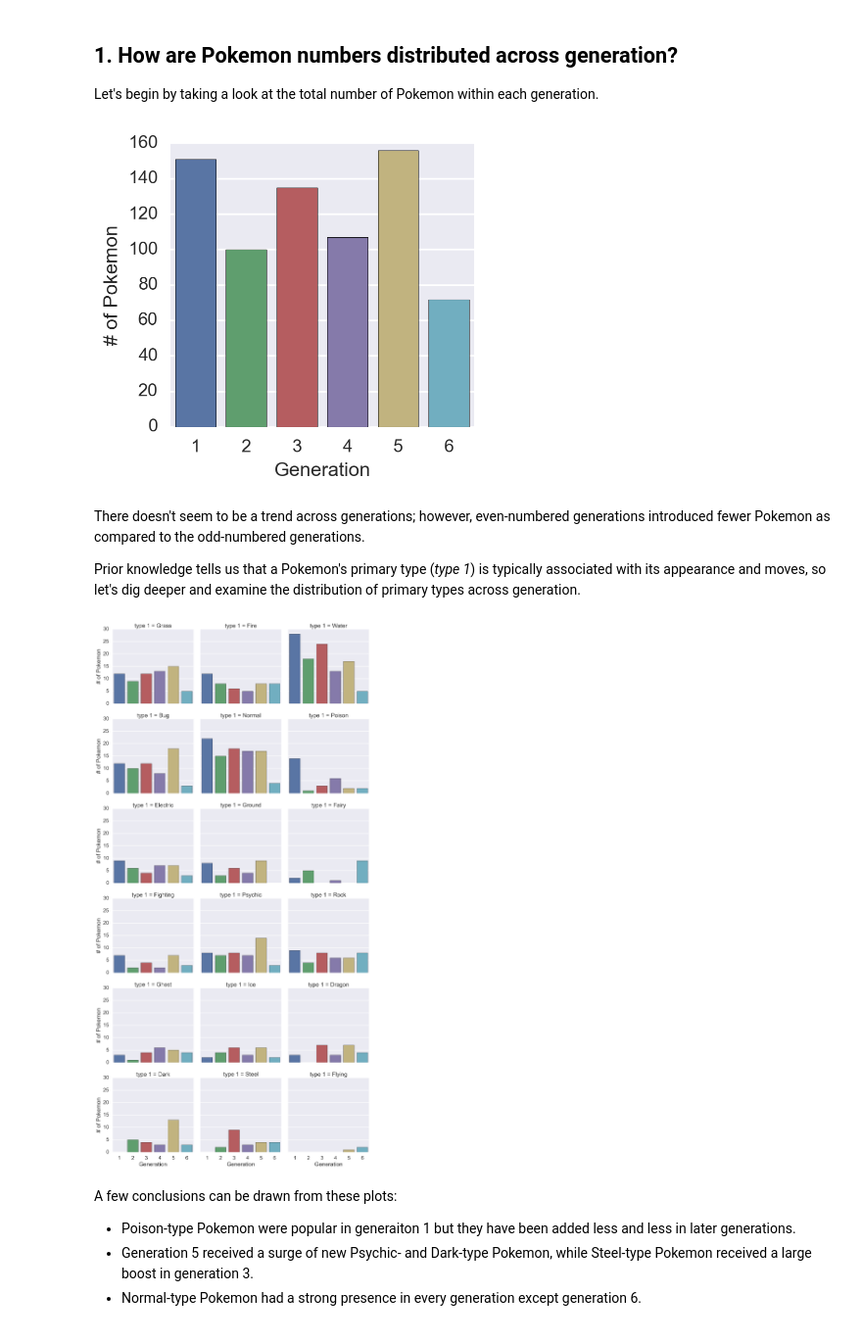
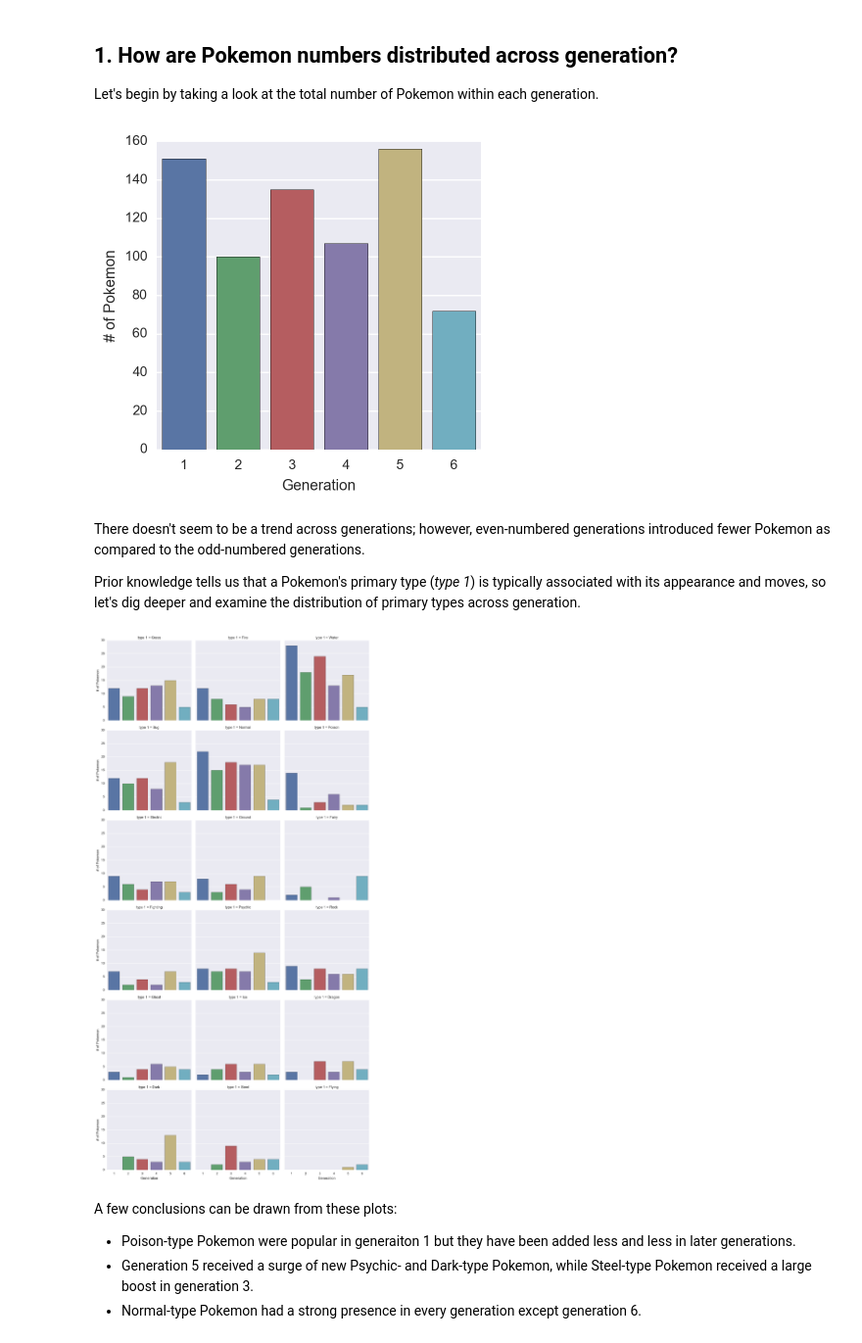
Before and after one commit to redwanhuq/pokemon_analysis, a Jupyter notebook: exploratory-analysis.ipynb, the cells around one changed output. Shown: that part at 98% size. Saved outputs shown, nothing was run; the diff lists cells and outputs as text; code cells hidden in the pictures.

```diff
--- a/exploratory-analysis.ipynb
+++ b/exploratory-analysis.ipynb
@@ -164,23 +164,23 @@ Everything looks good! It's now time to answer those questions.
 Let's begin by taking a look at the total number of Pokemon within each generation.
 # %%
 # Set the font scale for better readability
-sns.set_context('talk')
+sns.set_context('notebook')
 
 # Display a categorial histogram and label axes
 sns.factorplot(
     x='generation',
     data=pokedex,
     kind='count'
 ).set_axis_labels('Generation', '# of Pokemon');
 # %% [output]
-[figure, old version]
+[figure, new version]
 # %% [markdown]
 There doesn't seem to be a trend across generations; however, even-numbered generations introduced fewer Pokemon as compared to the odd-numbered generations.
 
 Prior knowledge tells us that a Pokemon's primary type (*type 1*) is typically associated with its appearance and moves, so let's dig deeper and examine the distribution of primary types across generation.
 # %%
 # Set the font scale for better readability
-sns.set_context('poster')
+#sns.set_context('poster')
 
 # Display a categorical histogram, faceted by primary type, and label axes
 sns.factorplot(
@@ -191,7 +191,7 @@ sns.factorplot(
     col_wrap=3
 ).set_axis_labels('Generation', '# of Pokemon');
 # %% [output]
-[figure, old version]
+[figure, new version]
 # %% [markdown]
 A few conclusions can be drawn from these plots:
 - Poison-type Pokemon were popular in generaiton 1 but they have been added less and less in later generations.
```
Also changed, not shown: parts of 5 cells of this notebook.
